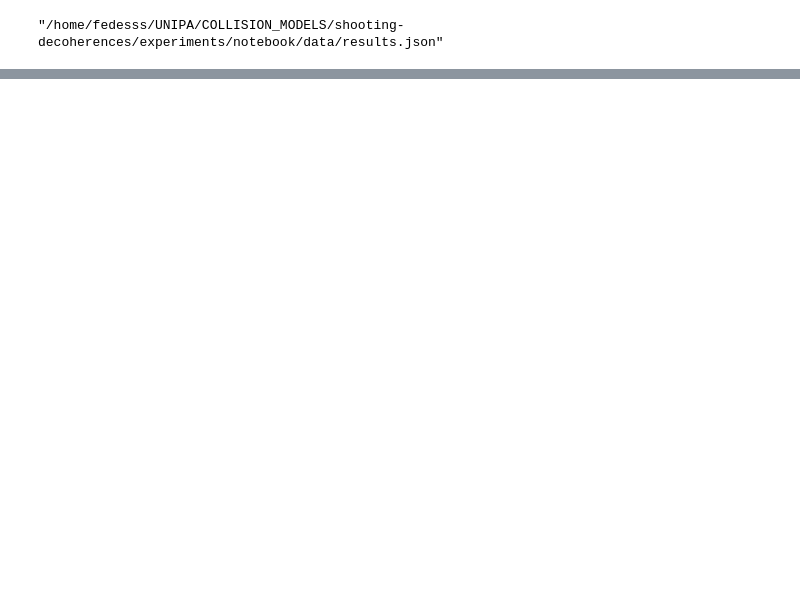
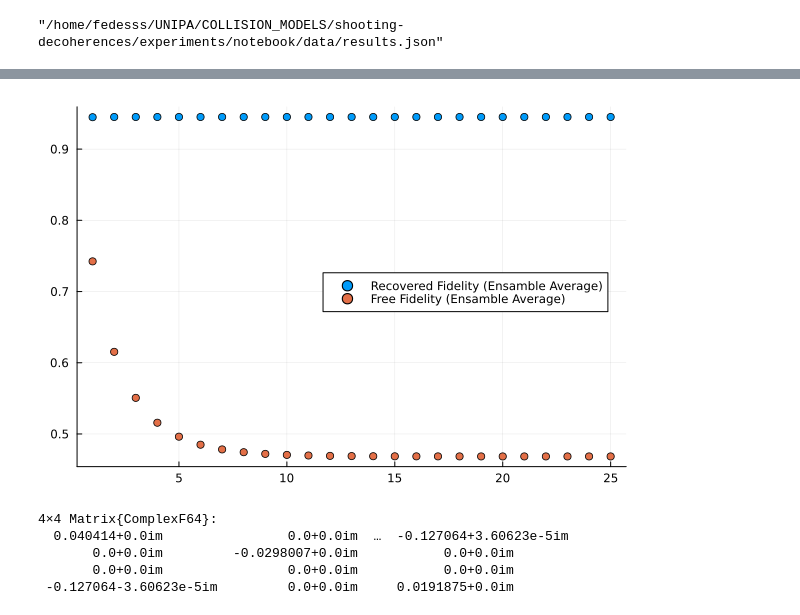
Before and after one commit to fedesss98/shooting-decoherences, a Jupyter notebook: notebooks/07-fede-measure-collapses.ipynb, the cells around one changed output, grey strips where cells are left out. Cells and saved outputs as stored; diff of their text form; code cells hidden in the pictures; blank space fills up the shorter version.

```diff
--- a/notebooks/07-fede-measure-collapses.ipynb
+++ b/notebooks/07-fede-measure-collapses.ipynb
@@ -1293,0 +1327,13 @@ display(latexify(st.noise_options[2].supermap_noise; fmt="%.5f"))
+# %%
+cfg, st, lgs = load_configuration("../configs/config.toml");
+
+ref_fidelities = zeros(Float64, cfg.n_timesteps)
+fidelities = zeros(Float64, cfg.n_timesteps)
+
+p_states = Progress(cfg.n_states, desc="Adaptive Recovery ")
+for s in 1:cfg.n_states
+  start_idx, end_idx = _run_single_state!(cfg, st, lgs, s)
+  ref_fidelities .+= lgs.ref_fidelities[start_idx:end_idx]
+  fidelities .+= lgs.fidelities[start_idx:end_idx]
+  next!(p_states)
+end
@@ -1293,0 +1352,16 @@ display(latexify(st.noise_options[2].supermap_noise; fmt="%.5f"))
+# %%
+avg_fidelities = (ref_fidelities ./ cfg.n_states, fidelities ./ cfg.n_states)
+
+scatter(collect(1:cfg.n_timesteps), avg_fidelities[2], label="Recovered Fidelity (Ensamble Average)")
+scatter!(collect(1:cfg.n_timesteps), avg_fidelities[1], label="Free Fidelity (Ensamble Average)")
+plot!(legend=:right)
+# %% [output]
+[figure, added]
+# %%
+st.ρ0 - cfg.sigma
+# %% [output]
+4×4 Matrix{ComplexF64}:
+  0.040414+0.0im                0.0+0.0im  …  -0.127064+3.60623e-5im
+       0.0+0.0im         -0.0298007+0.0im           0.0+0.0im
+       0.0+0.0im                0.0+0.0im           0.0+0.0im
+ -0.127064-3.60623e-5im         0.0+0.0im     0.0191875+0.0im
```
Also changed, not shown: parts of 32 cells of this notebook.
